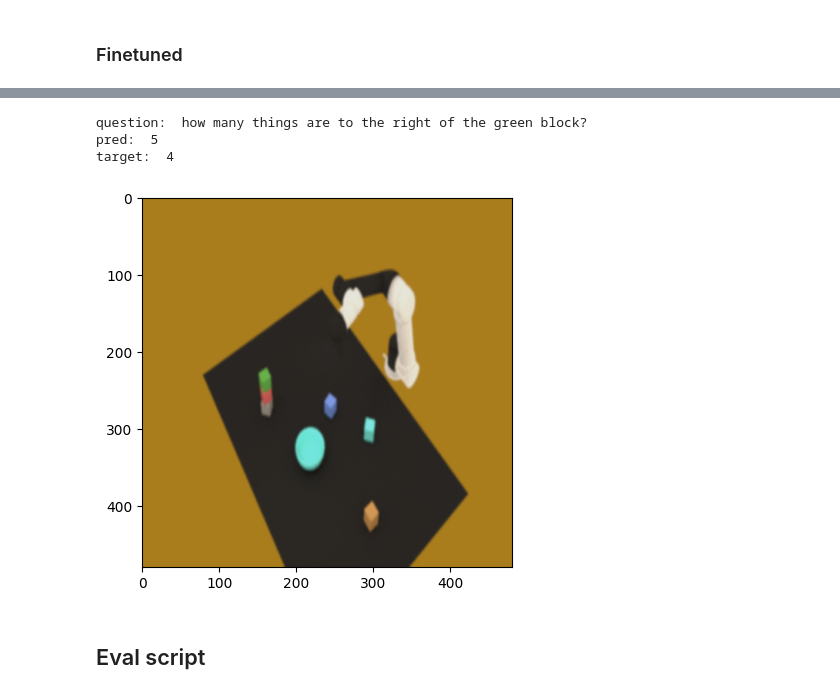
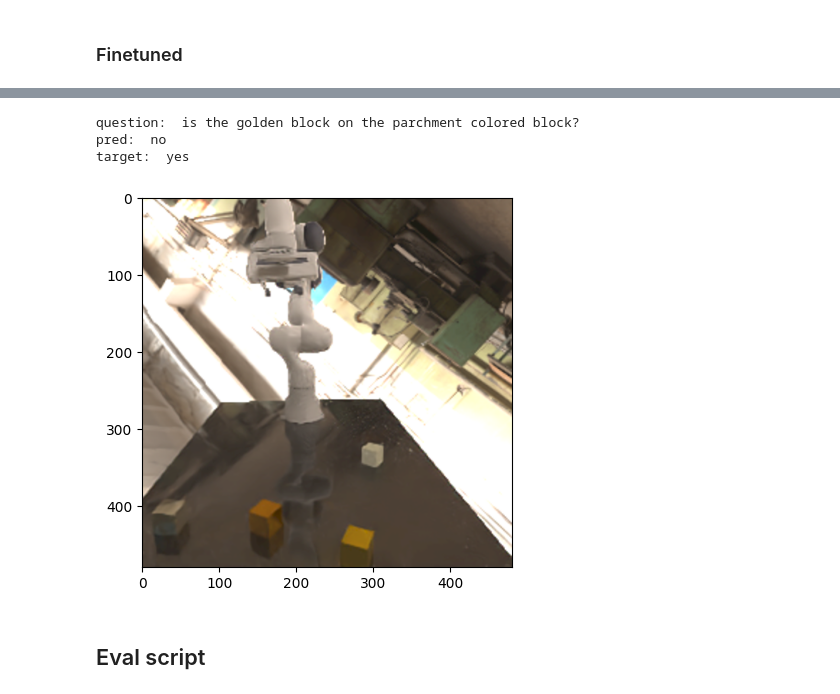
Before and after one commit to sohananisetty/OFA_VQA, a Jupyter notebook: ofa_vqa.ipynb, the cells around one changed output, grey strips where cells are left out. Cells and saved outputs as stored; diff of their text form; code cells hidden in the pictures.

```diff
--- a/ofa_vqa.ipynb
+++ b/ofa_vqa.ipynb
@@ -221,4 +223,4 @@ finetuned = '/coc/scratch/sanisetty3/DLM/huggingface/ofa-vqa-base/'
 # %%
-tokenizer_p = OFATokenizer.from_pretrained(finetuned)
+tokenizer_p = OFATokenizer.from_pretrained(pretrained)
 model_p = OFAModelForVQA.from_pretrained(pretrained, use_cache=False).cuda()
 # %% [output]
@@ -262,11 +267,18 @@ ds = CLEVRVQADataset(split="valA" , patch_image_size = resolution,)
 data_collator = VQACollator(tokenizer=tokenizer_p, max_seq_length=128)
 dl = DataLoader(ds, batch_size = 10, collate_fn=data_collator ,num_workers = 0, shuffle = True)
 # %%
-len(ds_bowl)
+leonardo_ds = LeonardoVQADataset(
+        data_dir = '/srv/scratch/sanisetty3/DLM/sornet/data/leonardo/',
+        split="valid",
+        patch_image_size=480
+    )
+
+data_collator = VQACollator(tokenizer=tokenizer_p, max_seq_length=128)
+leonardo_dl = DataLoader(leonardo_ds, batch_size = 10, collate_fn=data_collator ,num_workers = 0, shuffle = False)
 # %% [output]
 12021
 # %%
-for batch in bowl_dl:
+for batch in leonardo_dl:
     break
 # %%
 print(tokenizer_p.batch_decode(batch["input_ids"], skip_special_tokens=True))
@@ -303,5 +324,2 @@ target:  4
 # %% [markdown]
 ### Finetuned
-# %%
-for batch in clevr_dl:
-    break
@@ -318,15 +339,15 @@ tokenizer_p.batch_decode(gen_fin, skip_special_tokens=True)
 # %%
-indx = 6
+indx = 0
 img = batch["patch_images"][indx].permute(1,2,0).cpu().numpy()*[0.5, 0.5, 0.5]+ [0.5, 0.5, 0.5]
 plt.imshow(img)
 print("question: ", tokenizer_p.batch_decode(batch["input_ids"], skip_special_tokens=True)[indx].strip())
 print("pred: ",tokenizer_p.batch_decode(gen_fin, skip_special_tokens=True)[indx].strip())
 print("target: " , tokenizer_p.batch_decode(batch["target"], skip_special_tokens=True)[indx])
 # %% [output]
-question:  how many things are to the right of the green block?
-pred:  5
-target:  4
+question:  is the golden block on the parchment colored block?
+pred:  no
+target:  yes
-[figure, old version]
+[figure, new version]
 # %% [markdown]
 ## Eval script
 # %%
```
Also changed, not shown: parts of 73 cells of this notebook, 1 other file.
